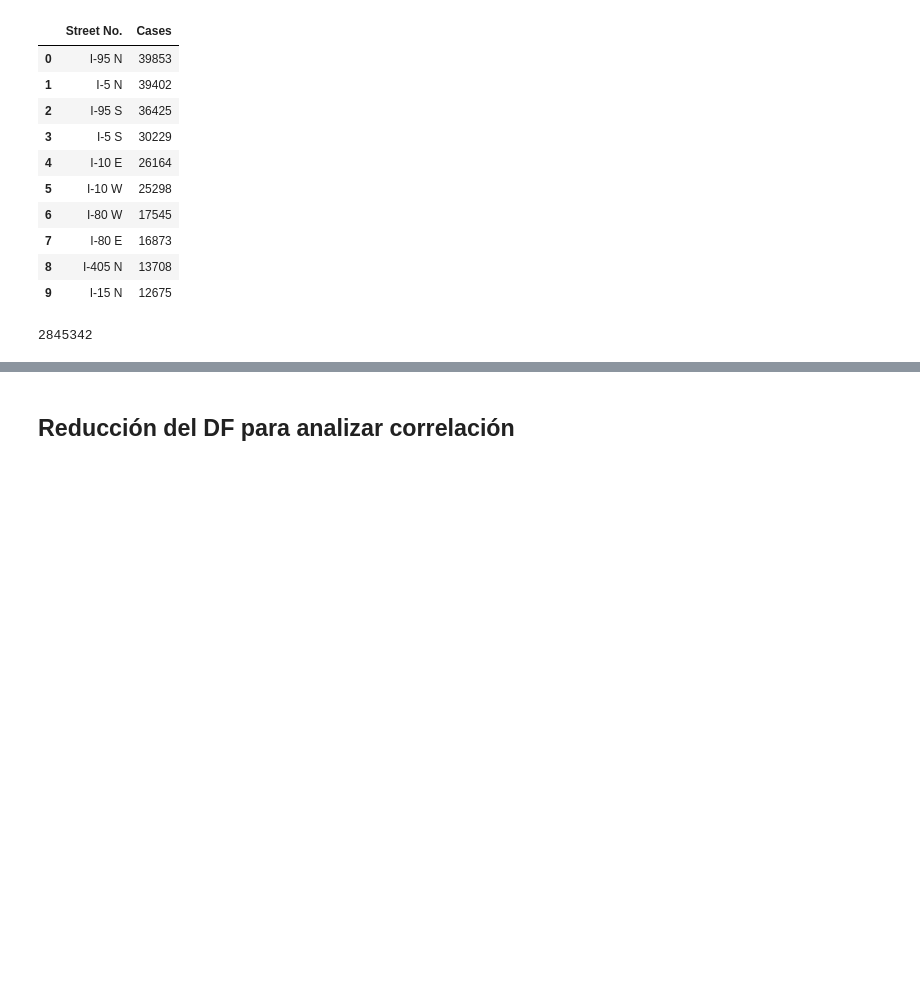
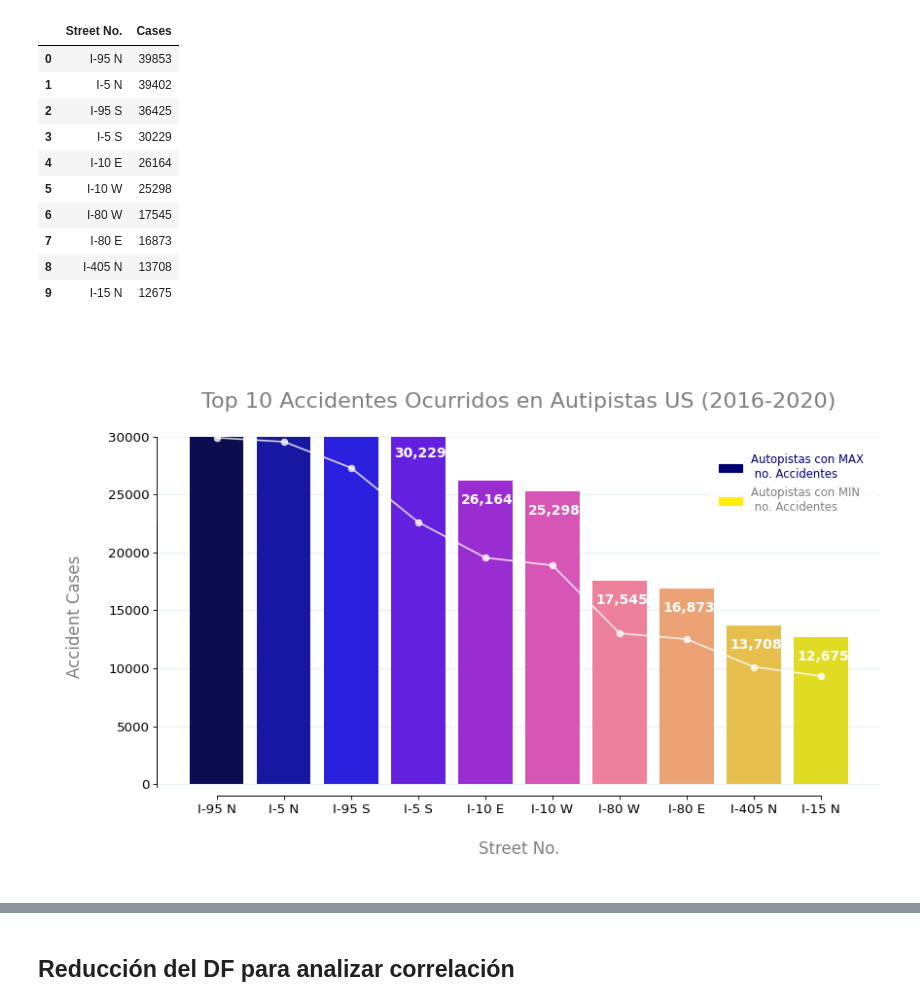
Before and after one commit to EWECORP/DScience_41870, a Jupyter notebook: Proyecto_Final_Eduardo_Ettlin.ipynb, the cells around one changed output, grey strips where cells are left out. Saved outputs shown, nothing was run; the diff lists cells and outputs as text; code cells hidden in the pictures; blank space fills up the shorter version.

```diff
--- a/Proyecto_Final_Eduardo_Ettlin.ipynb
+++ b/Proyecto_Final_Eduardo_Ettlin.ipynb
@@ -400,10 +379,6 @@ top_ten_streets_df
 # %%
 import matplotlib.cm as cm
 import matplotlib.patches as mpatches
-# %%
-full_df.shape[0]
-# %% [output]
-2845342
 # %%
 fig, ax = plt.subplots(figsize = (12,6), dpi = 80)
 
@@ -418,33 +393,37 @@ total = full_df.shape[0]
 for i in ax.patches:
     ax.text(i.get_x()+0.04, i.get_height()-2000, \
             '{:,d}'.format(int(i.get_height())), fontsize=12.5,weight='bold',
                 color='white')
 
 ax.axes.set_ylim(-1000, 30000)
 ax1.axes.set_ylim(-1000, 40000)
-plt.title('\nTop 10 Accident Prone Streets in US (2016-2020)\n', size=20, color='grey')
+plt.title('\nTop 10 Accidentes Ocurridos en Autipistas US (2016-2020)\n', size=20, color='grey')
 
 ax1.axes.yaxis.set_visible(False)
 ax.set_xlabel('\nStreet No.\n', fontsize=15, color='grey')
 ax.set_ylabel('\nAccident Cases\n', fontsize=15, color='grey')
 
 for i in ['top','right']:
     side1 = ax.spines[i]
     side1.set_visible(False)
     side2 = ax1.spines[i]
     side2.set_visible(False)
 
 
 ax.set_axisbelow(True)
 ax.grid(color='#b2d6c7', linewidth=1, axis='y', alpha=.3)
 
 ax.spines['bottom'].set_bounds(0.005, 9)
 ax.spines['left'].set_bounds(0, 30000)
 ax1.spines['bottom'].set_bounds(0.005, 9)
 ax1.spines['left'].set_bounds(0, 30000)
 ax.tick_params(axis='both', which='major', labelsize=12)
 
-MA = mpatches.Patch(color=clrs[1], label='Street with Maximum\n no. of Road Accidents')
-MI = mpatches.Patch(color=clrs[-2], label='Street with Minimum\n no. of Road Accidents')
+MA = mpatches.Patch(color=clrs[1], label='Autopistas con MAX\n no. Accidentes')
+MI = mpatches.Patch(color=clrs[-2], label='Autopistas con MIN\n no. Accidentes')
 ax.legend(handles=[MA, MI], prop={'size': 10.5}, loc='best', borderpad=1,
           labelcolor=[clrs[1], 'grey'], edgecolor='white');
+
+plt.show()
+# %% [output]
+[figure, added]
```
Also changed, not shown: parts of 59 cells of this notebook.
